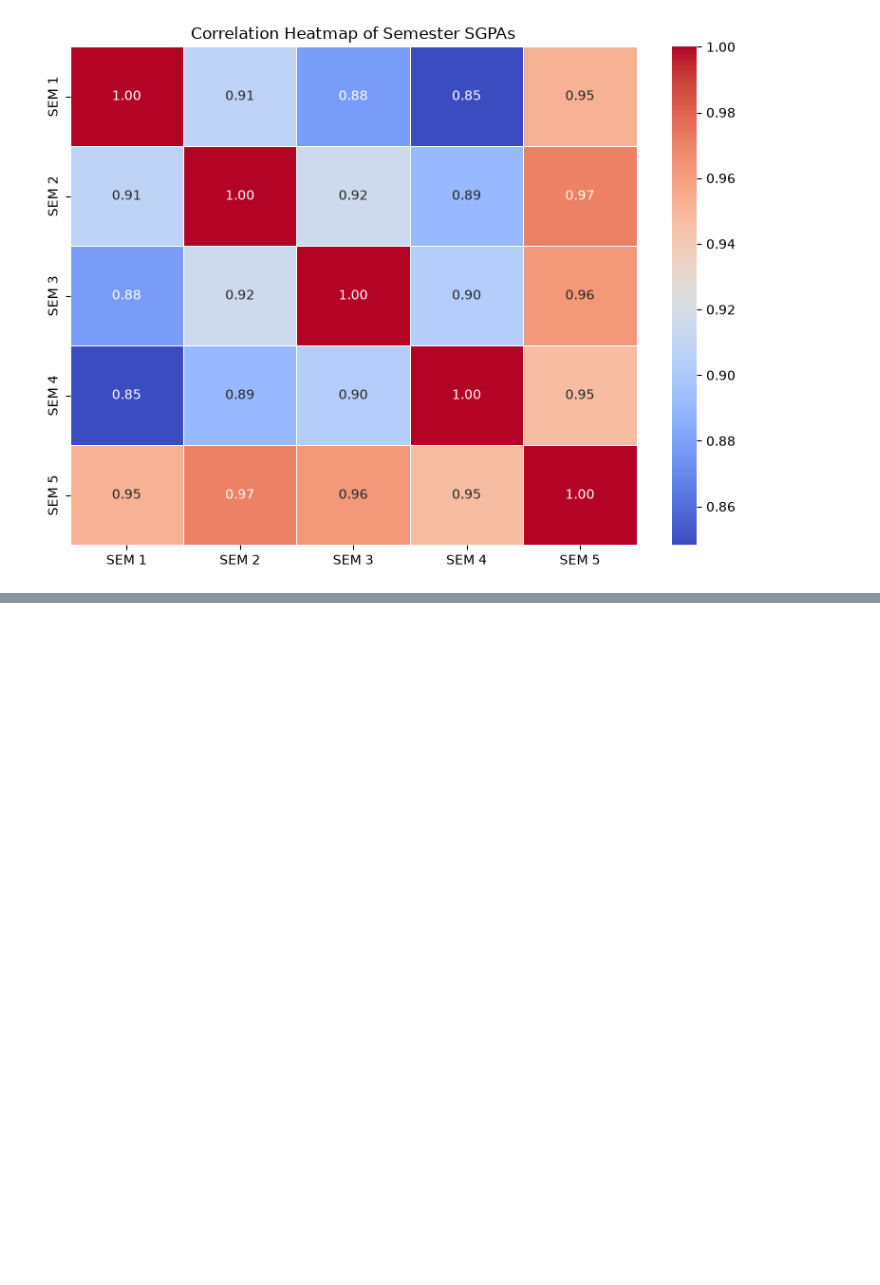
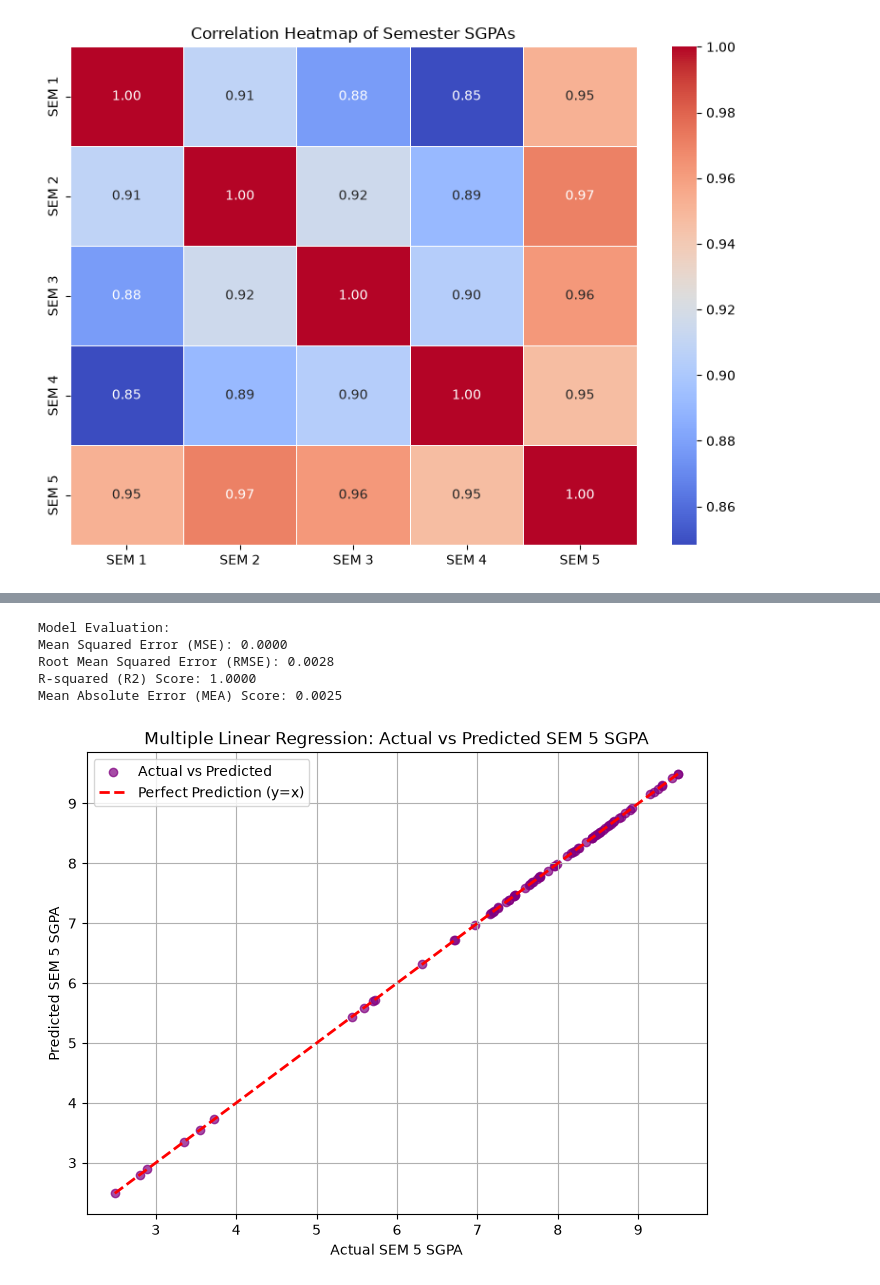
Before and after one commit to Asutosh-1234/AML-Lab-3, a Jupyter notebook: app.ipynb, the cells around one changed output, grey strips where cells are left out. Saved outputs shown, nothing was run; the diff lists cells and outputs as text; code cells hidden in the pictures; blank space fills up the shorter version.

```diff
--- a/app.ipynb
+++ b/app.ipynb
@@ -144,0 +174,19 @@ plt.show()
+# %%
+# 1. Define multiple features (X) and target (y)
+features = ['SEM 1', 'SEM 2', 'SEM 3', 'SEM 4']
+X_train = train[features]
+y_train = train['SEM 5']
+
+X_test = test[features]
+y_test = test['SEM 5']
+
+# 2. Train Multiple Linear Regression model
+mlr_model = LinearRegression()
+mlr_model.fit(X_train, y_train)
+
+# 3. Display the Intercept and Coefficients
+print("Multiple Linear Regression Model Details:")
+print(f"Intercept: {mlr_model.intercept_:.4f}")
+print("Coefficients:")
+for col, coef in zip(features, mlr_model.coef_):
+    print(f"  {col}: {coef:.4f}")
@@ -144,0 +201,34 @@ plt.show()
+# %%
+
+# 1. Predict on the test set
+y_pred_mlr = mlr_model.predict(X_test)
+
+# 2. Calculate and print performance metrics
+mse_mlr = mean_squared_error(y_test, y_pred_mlr)
+r2_mlr = r2_score(y_test, y_pred_mlr)
+mea = mean_absolute_error(y_test, y_pred_mlr)
+
+print("Model Evaluation:")
+print(f"Mean Squared Error (MSE): {mse_mlr:.4f}")
+print(f"Root Mean Squared Error (RMSE): {np.sqrt(mse_mlr):.4f}")
+print(f"R-squared (R2) Score: {r2_mlr:.4f}")
+print(f"Mean Absolute Error (MEA) Score: {mea:.4f}")
+# %% [output]
+Model Evaluation:
+Mean Squared Error (MSE): 0.0000
+Root Mean Squared Error (RMSE): 0.0028
+R-squared (R2) Score: 1.0000
+Mean Absolute Error (MEA) Score: 0.0025
+# %%
+# Plot Actual vs Predicted values for Multiple Linear Regression
+plt.figure(figsize=(8, 6))
+plt.scatter(y_test, y_pred_mlr, color='purple', alpha=0.7, label='Actual vs Predicted')
+plt.plot([y_test.min(), y_test.max()], [y_test.min(), y_test.max()], color='red', linestyle='--', linewidth=2, label='Perfect Prediction (y=x)')
+plt.xlabel('Actual SEM 5 SGPA')
+plt.ylabel('Predicted SEM 5 SGPA')
+plt.title('Multiple Linear Regression: Actual vs Predicted SEM 5 SGPA')
+plt.legend()
+plt.grid(True)
+plt.show()
+# %% [output]
+[figure, added]
```
Also changed, not shown: parts of 9 cells of this notebook.
